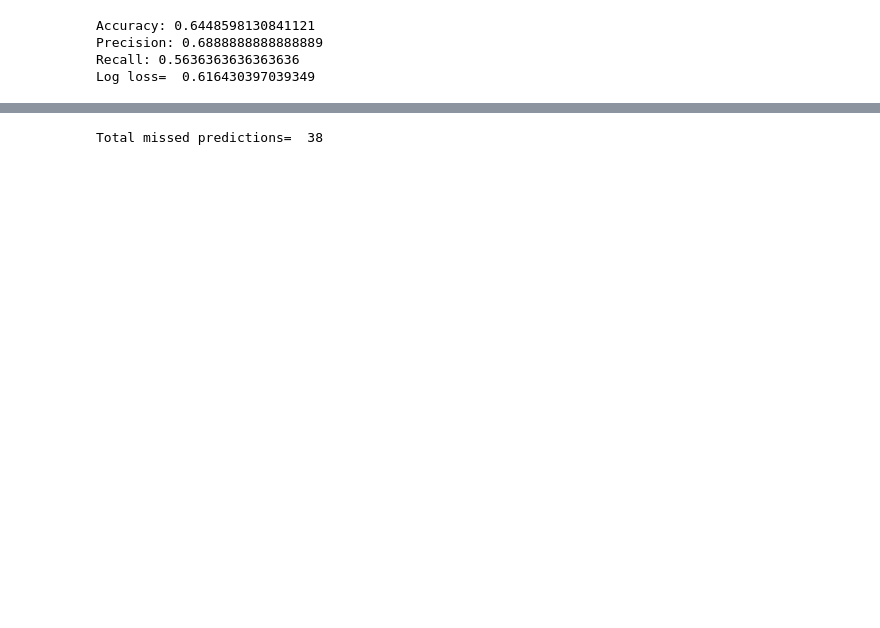
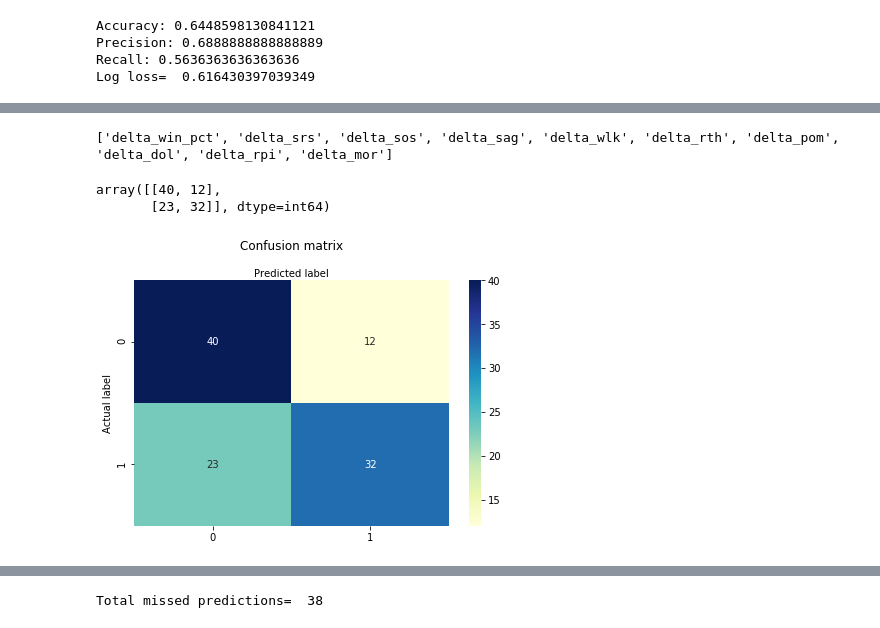
Before and after one commit to chipk215/ncaa_basketball, a Jupyter notebook: Models/Tournament_Model_RF_Delta.ipynb, the cells around one changed output, grey strips where cells are left out. Saved outputs shown, nothing was run; the diff lists cells and outputs as text; code cells hidden in the pictures; blank space fills up the shorter version.

Commit message:
Optimizing features for Random Forest

```diff
--- a/Models/Tournament_Model_RF_Delta.ipynb
+++ b/Models/Tournament_Model_RF_Delta.ipynb
@@ -489,0 +479,6 @@ Log loss=  0.616430397039349
+# %%
+X = feature_data_diff[feature_data_diff['season_t']>=2010]
+X = X.drop(columns=['season_t'])
+y = tourney_comp_ratings[tourney_comp_ratings['season_t']>=2010]['game_result']
+
+model_stats = eliminate_features(rf_classifier, X,y)
@@ -489,0 +547,37 @@ Log loss=  0.616430397039349
+# %%
+labels = model_stats[cross_hash]['labels']
+print(labels)
+# %% [output]
+['delta_win_pct', 'delta_srs', 'delta_sos', 'delta_sag', 'delta_wlk', 'delta_rth', 'delta_pom', 'delta_dol', 'delta_rpi', 'delta_mor']
+# %%
+X = feature_data_diff[feature_data_diff['season_t']>=2010][labels]
+y = tourney_comp_ratings[tourney_comp_ratings['season_t']>=2010]['game_result']
+
+X_train, X_test, y_train, y_test = train_test_split(X, y, test_size=0.2, random_state= 5)
+rf_classifier.fit(X_train, y_train)
+y_pred = rf_classifier.predict(X_test)
+# save model stats
+prediction_probabilities = rf_classifier.predict_proba(X_test)
+accuracy = metrics.accuracy_score(y_test, y_pred)
+precision = metrics.precision_score(y_test, y_pred)
+recall = metrics.recall_score(y_test, y_pred)
+log_loss_value = log_loss(y_test, prediction_probabilities)
+cross_val_scores = cross_val_score(rf_classifier, X,y, cv=10, scoring='accuracy')
+cross_validation_average = cross_val_scores.mean()
+
+train_sizes, train_scores, test_scores = learning_curve(rf_classifier,
+                                                        X,
+                                                        y,
+                                                        # Number of folds in cross-validation
+                                                        cv=10,
+                                                        # Evaluation metric
+                                                        scoring='accuracy',
+                                                        # Use all computer cores
+                                                        n_jobs=-1,
+                                                        # 50 different sizes of the training set
+                                                        train_sizes=np.linspace(0.01, 1.0, 50))
+utils.display_confusion_matrix(y_test, y_pred)
+# %% [output]
+array([[40, 12],
+       [23, 32]], dtype=int64)
+[figure, added]
```
Also changed, not shown: parts of 26 cells of this notebook, 1 other file.
